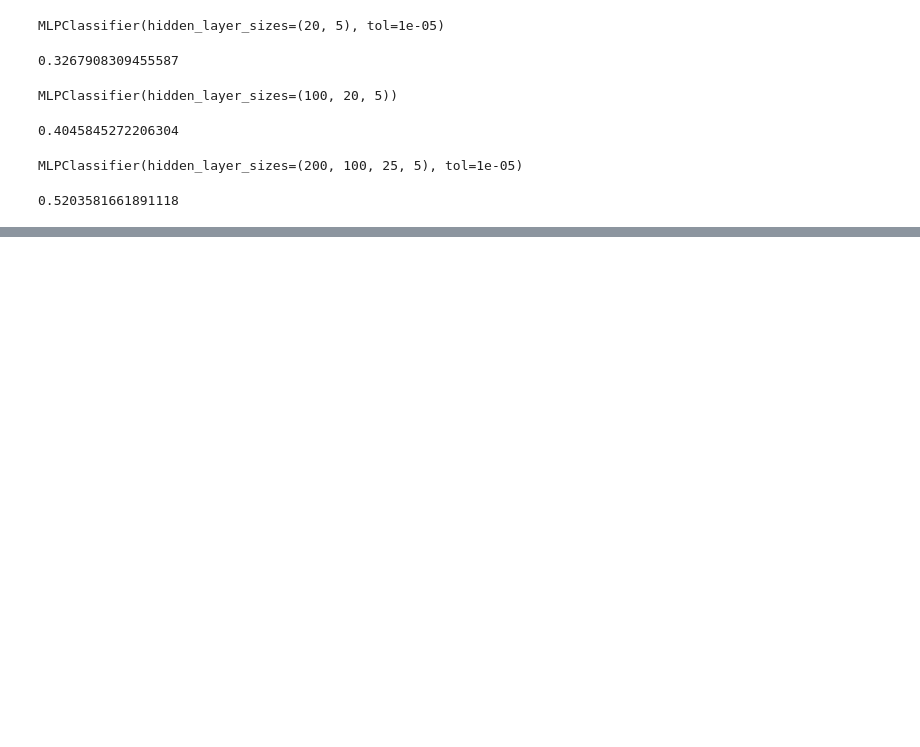
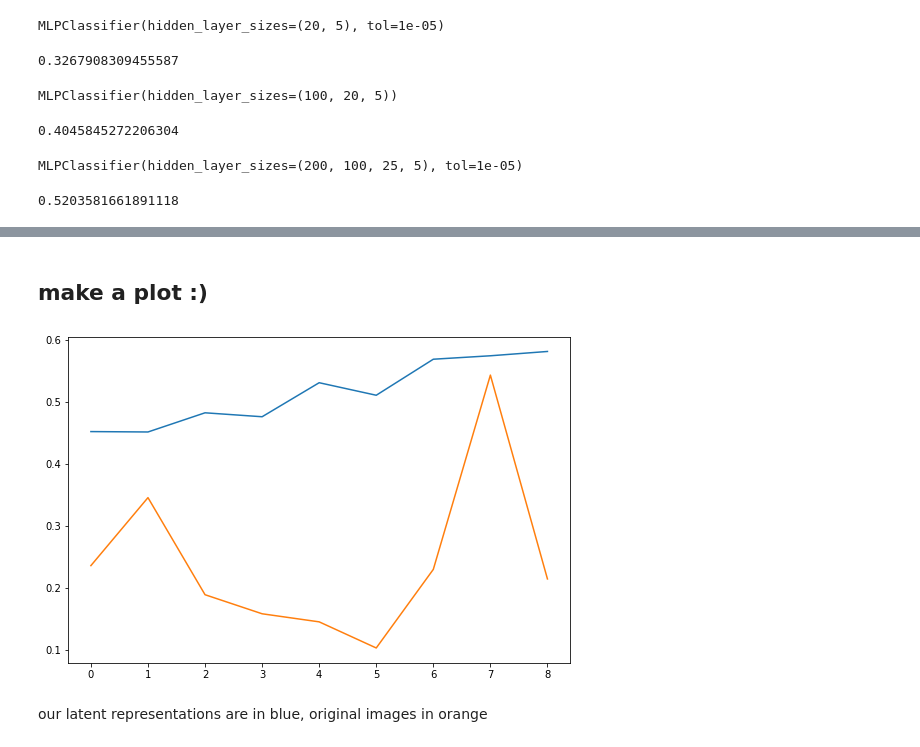
Before and after one commit to SamShowalter/CS273_Final_Project_VAE, a Jupyter notebook: notebooks/analysis.ipynb, the cells around one changed output, grey strips where cells are left out. Saved outputs shown, nothing was run; the diff lists cells and outputs as text; code cells hidden in the pictures; blank space fills up the shorter version.

Commit message:
plot?

```diff
--- a/notebooks/analysis.ipynb
+++ b/notebooks/analysis.ipynb
@@ -119,0 +148,20 @@ clf.score(X_test, y_test)
+# %%
+X2 = data['data']
+# %%
+y2 = data['target']
+# %%
+res2 = []
+# %%
+for n in ns:
+    res2.append(test_mlp(n, X2, y2))
+# %% [markdown]
+## make a plot :)
+# %%
+plt.figure(figsize=(9,6))
+plt.plot(res)
+plt.plot(res2)
+plt.show()
+# %% [output]
+[figure, added]
+# %% [markdown]
+our latent representations are in blue, original images in orange
```
Also changed, not shown: parts of 15 cells of this notebook.
